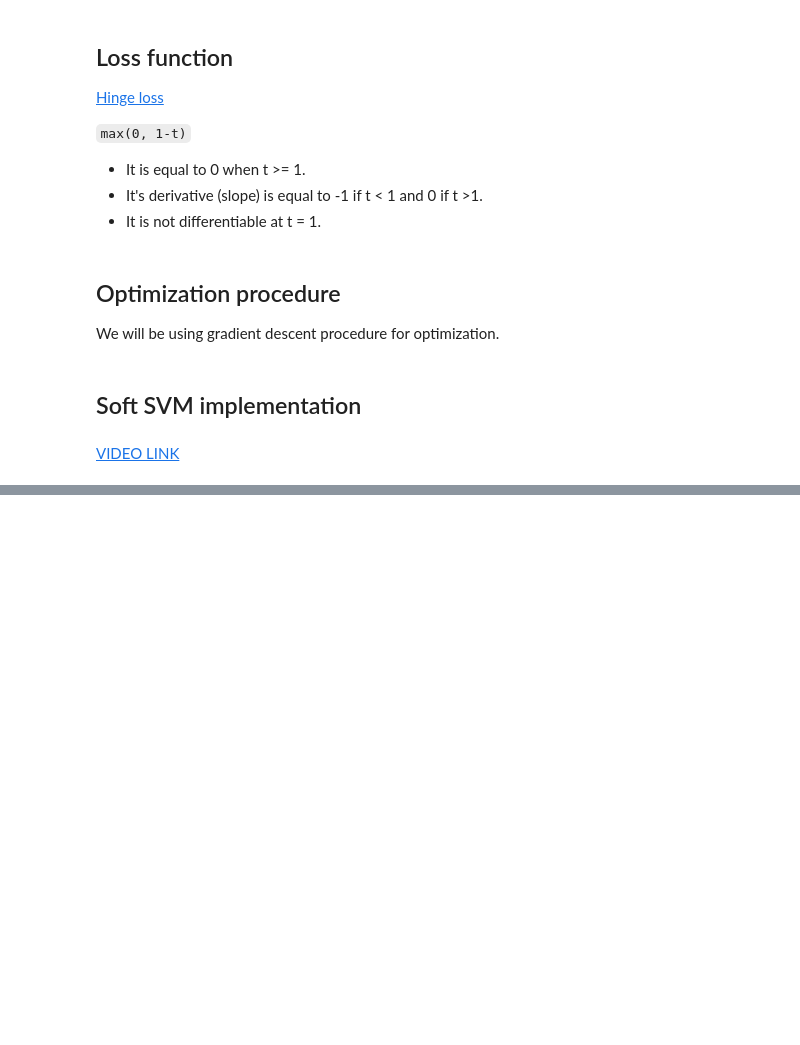
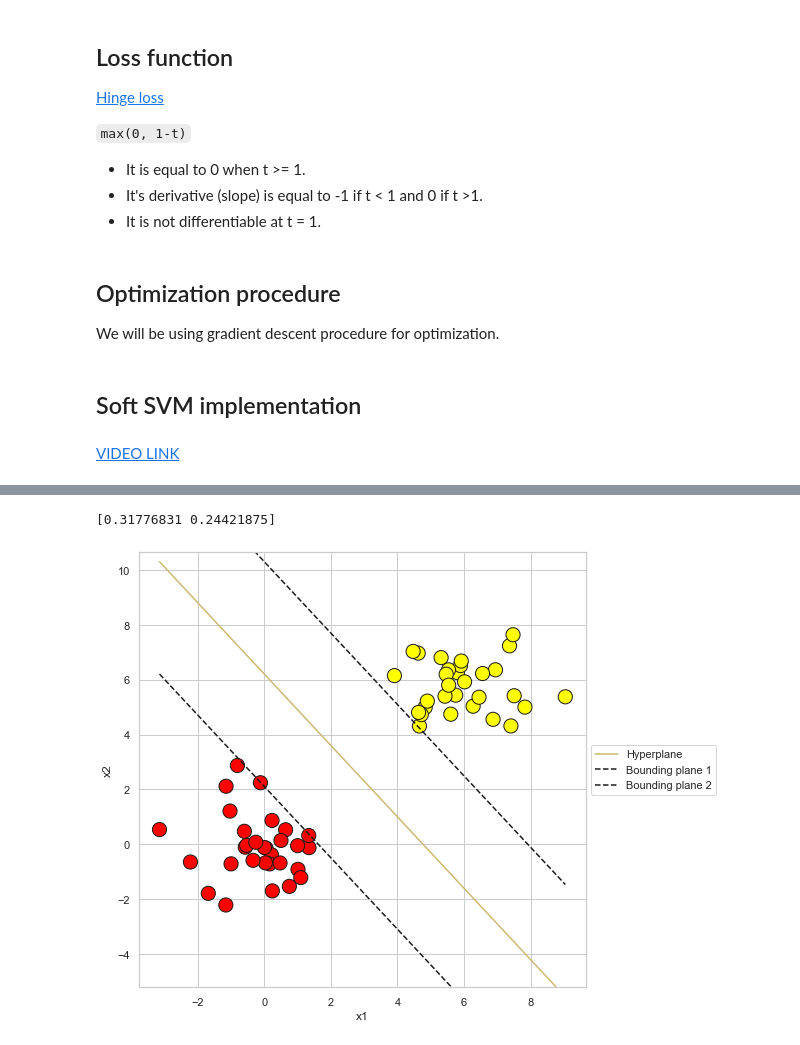
Before and after one commit to ganeshbmc/MLT, a Jupyter notebook: colabs_mlt/wk8_soft_svm_mlt.ipynb, the cells around one changed output, grey strips where cells are left out. Cells and saved outputs as stored; diff of their text form; code cells hidden in the pictures; blank space fills up the shorter version.

```diff
--- a/colabs_mlt/wk8_soft_svm_mlt.ipynb
+++ b/colabs_mlt/wk8_soft_svm_mlt.ipynb
@@ -97,0 +145,38 @@ class softSVM:
+# %%
+svm = softSVM(C=1)
+svm.fit(X, Y)
+
+print(svm.w)
+
+def get_hyperplane_value(X, w, b, offset):
+    return -1 * (w[0] * X + b + offset) / w[1]
+
+fig = plt.figure(figsize=(8, 8))
+ax = fig.add_subplot(1, 1, 1)
+plt.scatter(X[:, 0], X[:, 1], marker='o', c=Y, s=200, edgecolor='k', cmap='autumn')
+x0_1 = np.amin(X[:, 0])
+x0_2 = np.amax(X[:, 0])
+
+x1_1 = get_hyperplane_value(x0_1, svm.w, svm.b, 0)
+x1_2 = get_hyperplane_value(x0_2, svm.w, svm.b, 0)
+
+x1_1_m = get_hyperplane_value(x0_1, svm.w, svm.b, -1)
+x1_2_m = get_hyperplane_value(x0_2, svm.w, svm.b, -1)
+
+x1_1_p = get_hyperplane_value(x0_1, svm.w, svm.b, 1)
+x1_2_p = get_hyperplane_value(x0_2, svm.w, svm.b, 1)
+
+ax.plot([x0_1, x0_2], [x1_1, x1_2], "y")
+ax.plot([x0_1, x0_2], [x1_1_m, x1_2_m], "k--")
+ax.plot([x0_1, x0_2], [x1_1_p, x1_2_p], "k--")
+
+x1_min = np.amin(X[:, 1])
+x1_max = np.amax(X[:, 1])
+ax.set_ylim([x1_min - 3, x1_max + 3])
+ax.legend(['Hyperplane', 'Bounding plane 1', 'Bounding plane 2'], loc='center left', bbox_to_anchor=(1, 0.5))
+plt.xlabel('x1')
+plt.ylabel('x2')
+plt.show()
+# %% [output]
+[0.31776831 0.24421875]
+[figure, added]
```
Also changed, not shown: parts of 24 cells of this notebook, 1 other file.
